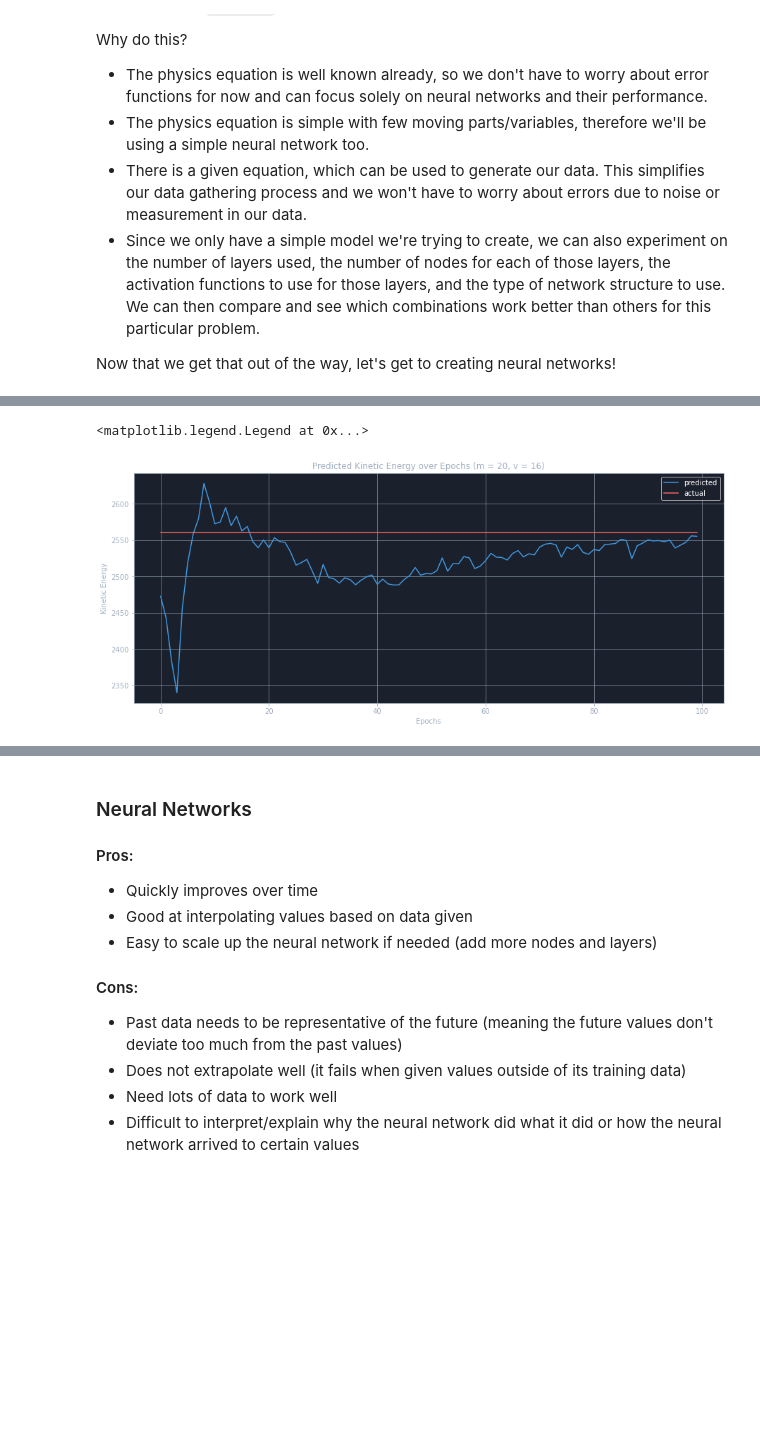
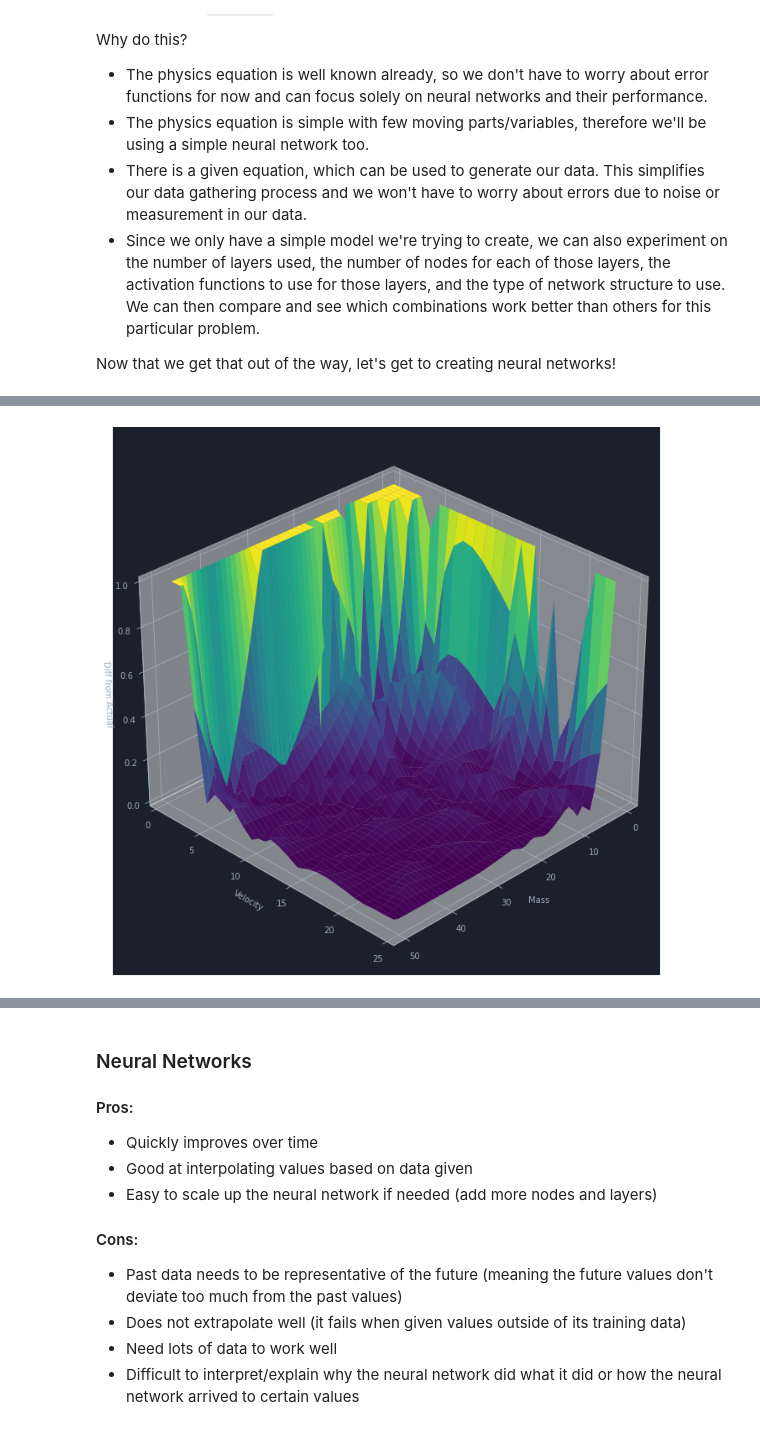
Before and after one commit to Devwulf/road-to-data-science, a Jupyter notebook: machine-learning/Neural Network - Physics.ipynb, the cells around one changed output, grey strips where cells are left out. Drawn from its saved outputs; the diff is of its cells as text; code cells hidden in the pictures; blank space fills up the shorter version.

```diff
--- a/machine-learning/Neural Network - Physics.ipynb
+++ b/machine-learning/Neural Network - Physics.ipynb
@@ -128,17 +146,0 @@ Relative Error: 0.001978302001953125
-# %%
-# Plot the value of kinetic energy given a mass of 20 and velocity of 16 over time
-# Compare this with the true value of kinetic energy
-arr = np.array(callback.history)
-predictions = arr[:, 0]
-actual = arr[:, 1]
-
-xValues = np.arange(0, 100)
-plt.plot(xValues, predictions, label="predicted")
-plt.plot(xValues, actual, label="actual")
-plt.title("Predicted Kinetic Energy over Epochs (m = 20, v = 16)")
-plt.xlabel("Epochs")
-plt.ylabel("Kinetic Energy")
-plt.legend()
-# %% [output]
-<matplotlib.legend.Legend at 0x...>
-[figure, removed]
@@ -144,0 +196,12 @@ plt.legend()
+# %%
+xMassVel, yMassVel = np.meshgrid(masses, velocities)
+fig = plt.figure(figsize=(20, 12))
+massVelAx = fig.add_subplot(111, projection="3d")
+massVelAx.plot_surface(xMassVel, yMassVel, zMassVel, cmap="viridis")
+massVelAx.set_xlabel("Mass")
+massVelAx.set_ylabel("Velocity")
+massVelAx.set_zlabel("Diff from Actual")
+massVelAx.set_zlim(0, 1)
+massVelAx.view_init(30, 45)
+# %% [output]
+[figure, added]
```
Also changed, not shown: parts of 9 cells of this notebook.
